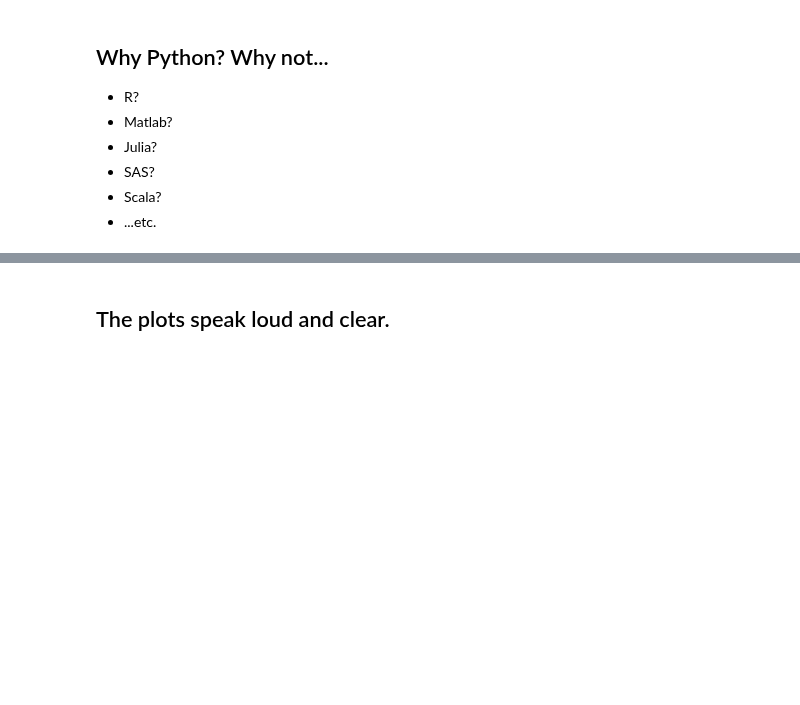
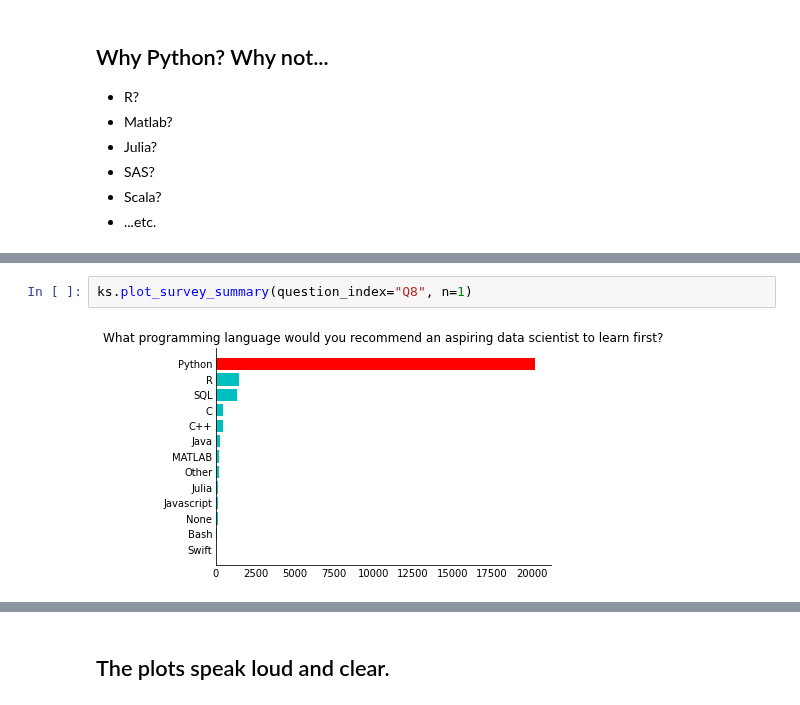
Before and after one commit to datainpoint/classroom-programming-and-data-analysis, a Jupyter notebook: 01-getting-started-with-python.ipynb, the cells around one changed output, grey strips where cells are left out. Drawn from its saved outputs; the diff is of its cells as text; blank space fills up the shorter version.

```diff
--- a/01-getting-started-with-python.ipynb
+++ b/01-getting-started-with-python.ipynb
@@ -104,3 +115,7 @@ Too many categories, only showing the top 10.
+# %%
+ks.plot_survey_summary(question_index="Q8", n=1)
+# %% [output]
+[figure, added]
 # %% [markdown]
 ## Let's explore another plot at [Stack Overflow Trends](https://insights.stackoverflow.com/trends?tags=python%2Cr%2Cmatlab%2Cjulia%2Csas%2Cscala)
 
```
Also changed, not shown: parts of 13 cells of this notebook, 3 other files.
